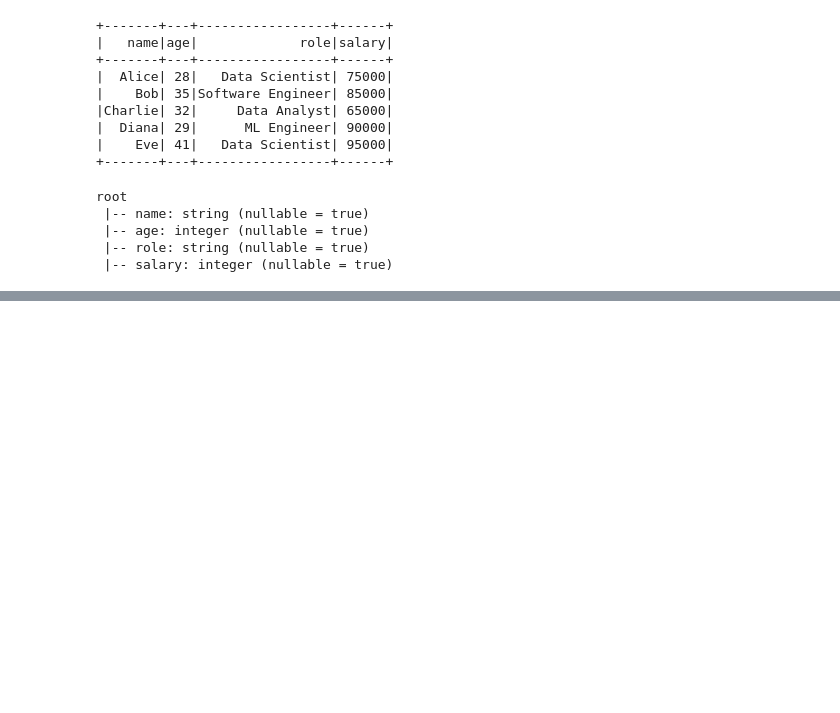
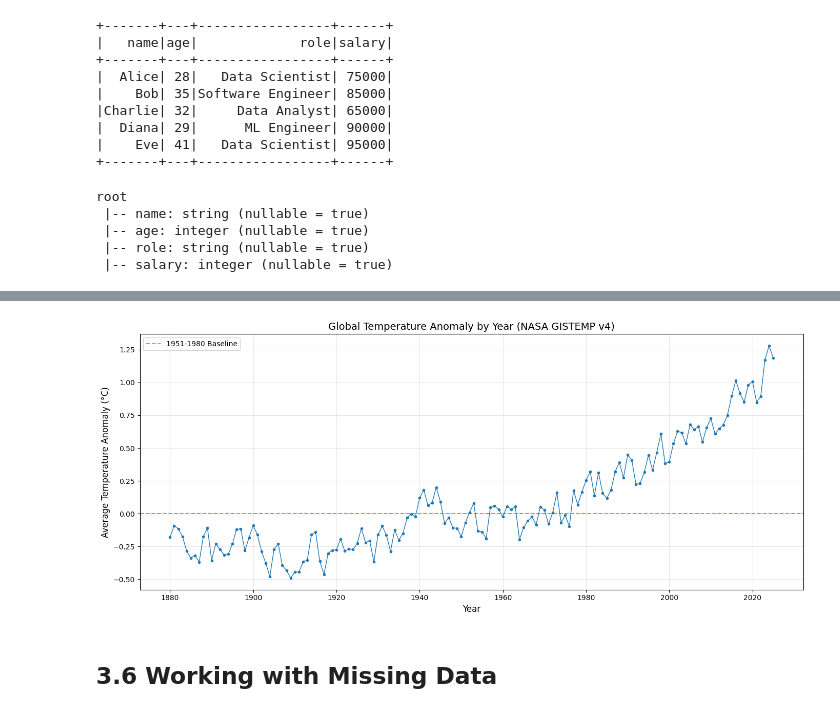
Before and after one commit to NateMophi/SCC-454, a Jupyter notebook: LAB2/SCC454_Lab2.ipynb, the cells around one changed output, grey strips where cells are left out. Saved outputs shown, nothing was run; the diff lists cells and outputs as text; code cells hidden in the pictures; blank space fills up the shorter version.

```diff
--- a/LAB2/SCC454_Lab2.ipynb
+++ b/LAB2/SCC454_Lab2.ipynb
@@ -379,0 +572,15 @@ root
+# %%
+# Add new columns with withColumn
+from pyspark.sql.functions import when
+
+# The data already has Year and Month columns, let's add derived columns
+temp_df_enhanced = temp_df \
+    .withColumn("Mean_F", round(col("Mean") * 1.8 + 32, 2)) \
+    .withColumn("Decade", (col("Year") / 10).cast("int") * 10) \
+    .withColumn("Season",
+                when(col("Month").isin(12, 1, 2), "Winter")
+                .when(col("Month").isin(3, 4, 5), "Spring")
+                .when(col("Month").isin(6, 7, 8), "Summer")
+                .otherwise("Autumn"))
+
+temp_df_enhanced.show(10)
@@ -379,0 +673,13 @@ root
+# %%
+# Group by Year and calculate average temperature
+yearly_avg = temp_df_enhanced \
+    .groupBy("Year") \
+    .agg(
+        round(avg("Mean"), 4).alias("Avg_Temp"),
+        round(max("Mean"), 4).alias("Max_Temp"),
+        round(min("Mean"), 4).alias("Min_Temp")
+    ) \
+    .orderBy("Year")
+
+print("Yearly temperature statistics (GISTEMP):")
+yearly_avg.show(20)
@@ -379,0 +739,21 @@ root
+# %%
+# Visualize the trends using matplotlib
+import matplotlib.pyplot as plt
+
+# Convert to pandas for plotting
+yearly_pandas = yearly_avg.toPandas()
+
+plt.figure(figsize=(14, 6))
+plt.plot(yearly_pandas["Year"], yearly_pandas["Avg_Temp"], marker='o', markersize=3, linewidth=1)
+plt.xlabel("Year", fontsize=12)
+plt.ylabel("Average Temperature Anomaly (°C)", fontsize=12)
+plt.title("Global Temperature Anomaly by Year (NASA GISTEMP v4)", fontsize=14)
+plt.grid(True, alpha=0.3)
+plt.axhline(y=0, color='r', linestyle='--', alpha=0.5, label='1951-1980 Baseline')
+plt.legend()
+plt.tight_layout()
+plt.show()
+# %% [output]
+[figure, added]
+# %% [markdown]
+## 3.6 Working with Missing Data
```
Also changed, not shown: parts of 39 cells of this notebook.
